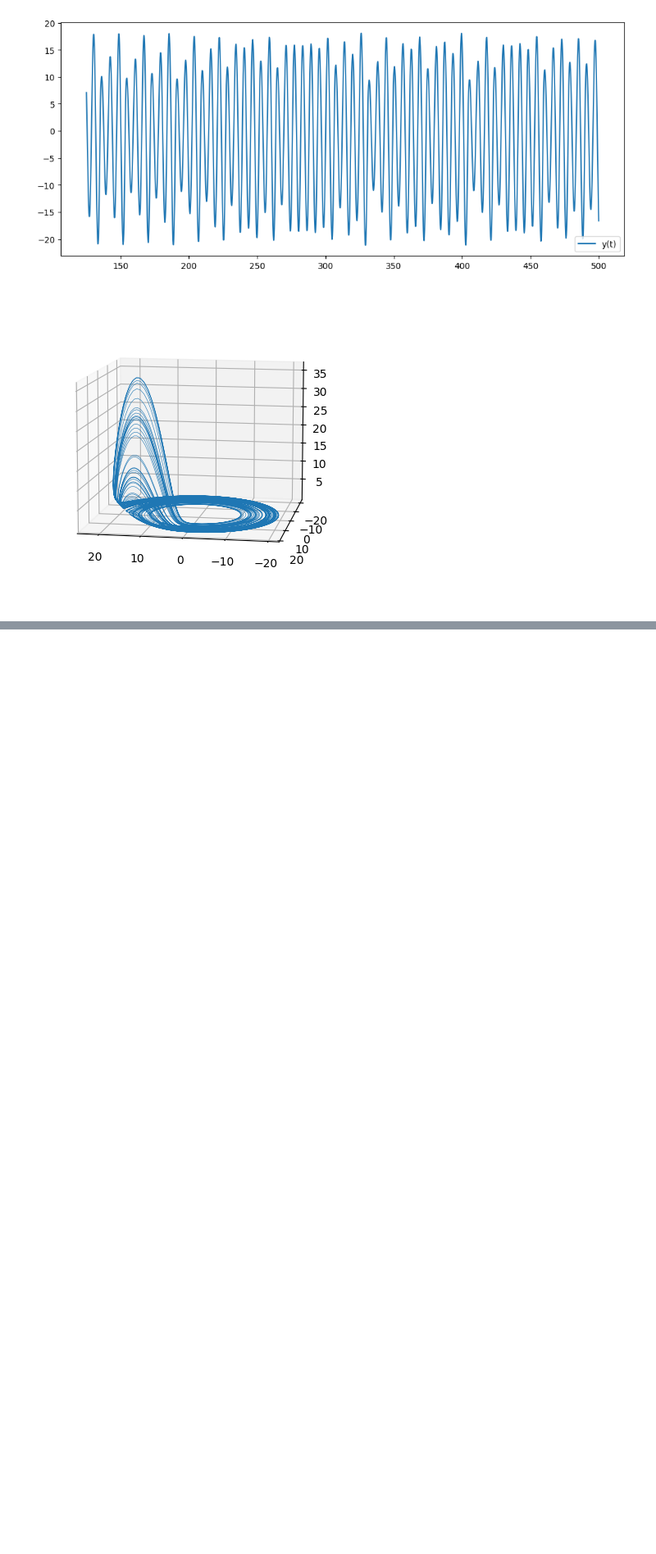
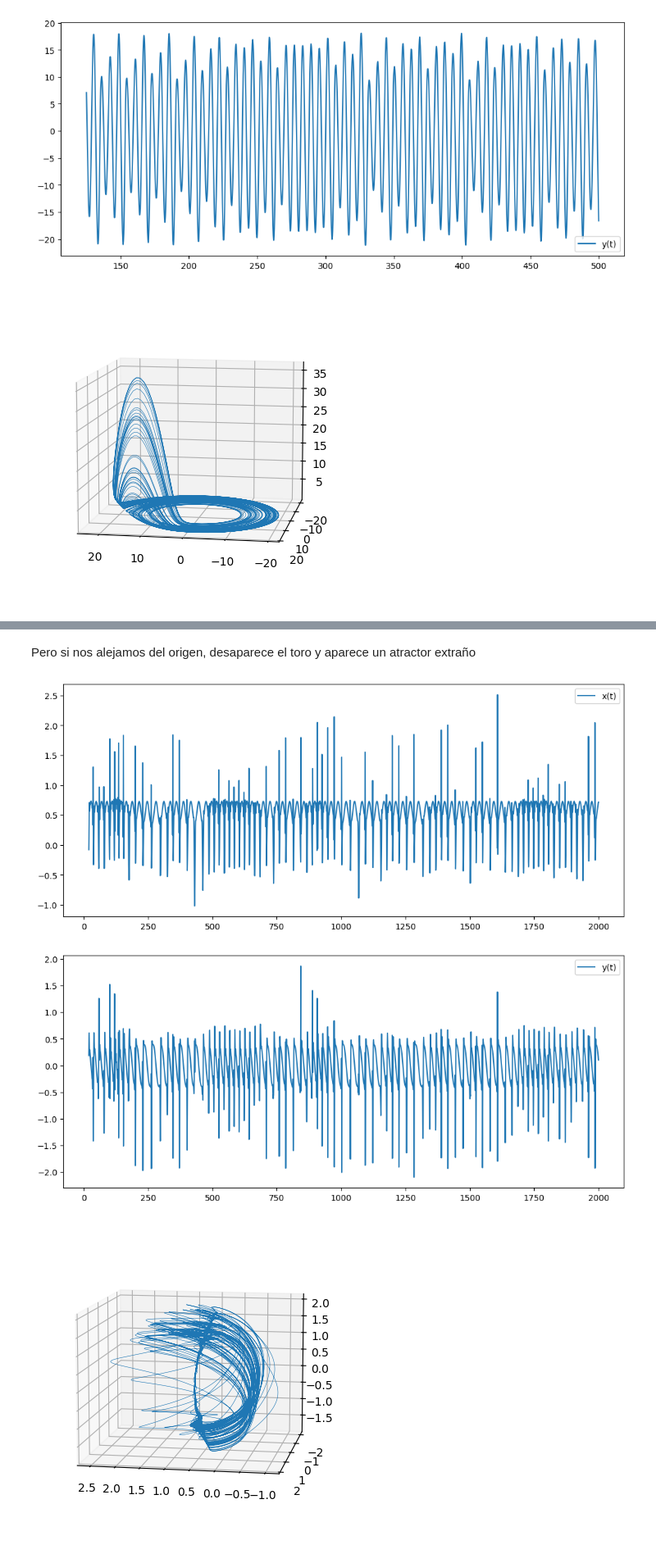
Before and after one commit to lautarogiordano/practicas-complejidad, a Jupyter notebook: p3-caos/caos.ipynb, the cells around one changed output, grey strips where cells are left out. Shown at 82% size. Cells and saved outputs as stored; diff of their text form; code cells hidden in the pictures; blank space fills up the shorter version.

```diff
--- a/p3-caos/caos.ipynb
+++ b/p3-caos/caos.ipynb
@@ -217,0 +220,13 @@ generate_plots(x, t, drop)
+# %% [markdown]
+Pero si nos alejamos del origen, desaparece el toro y aparece un atractor extraño
+# %%
+x0 = [2, 0, 0]
+t = np.linspace(0, 2000, 100000)
+x = sprott_solver(x0, t)
+drop = 1000
+
+generate_plots(x, t, drop)
+# %% [output]
+[figure, added]
+[figure, added]
+[figure, added]
```
Also changed, not shown: parts of 8 cells of this notebook.
